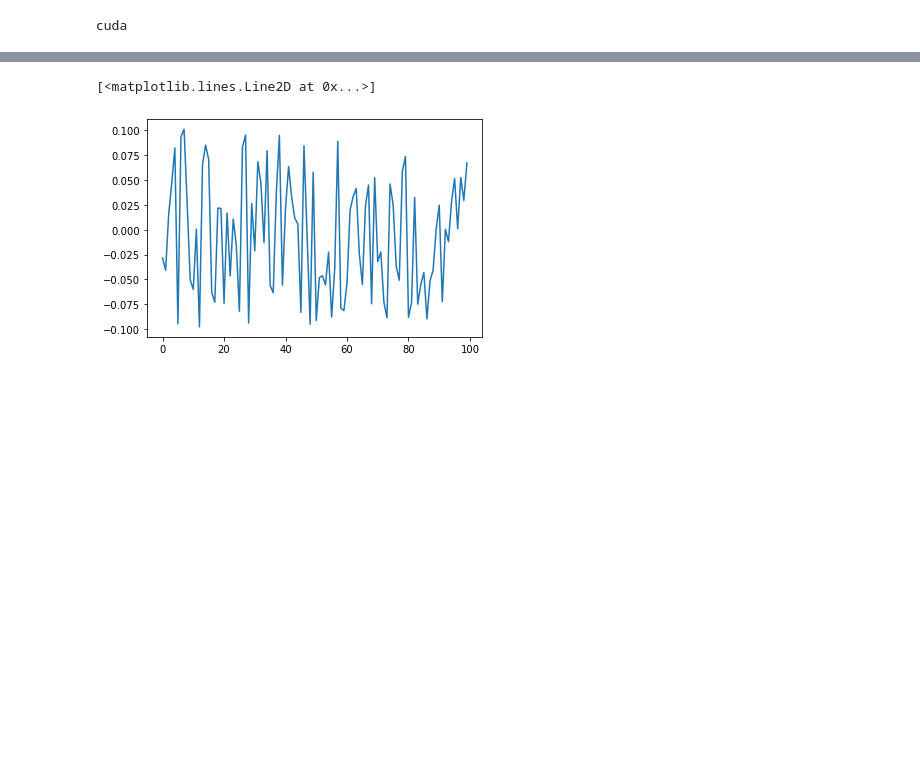
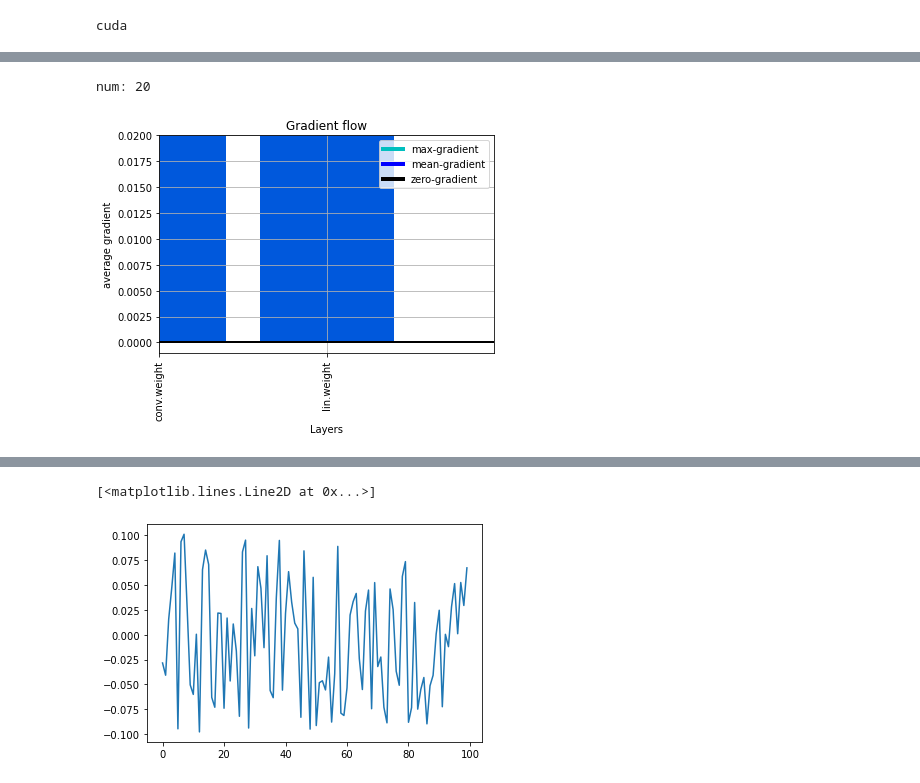
Before and after one commit to ZachFriedenberger/CLUB, a Jupyter notebook: Convol Mixtures.ipynb, the cells around one changed output, grey strips where cells are left out. Cells and saved outputs as stored; diff of their text form; code cells hidden in the pictures; blank space fills up the shorter version.

```diff
--- a/Convol Mixtures.ipynb
+++ b/Convol Mixtures.ipynb
@@ -268,0 +396,13 @@ plt.savefig('MI_versus_epochs_timedept_convolution.jpeg')
+# %%
+y = y.to(dev)
+num_mini_batches = 2000 #500
+M = 400
+lr=5e-5
+batch_size = 500 # equal to the length of the input
+num_epochs = 1000
+schedule = False
+
+mi_est_values, clarity_est, x_samples, y_samples, decoder = train_model_multi(data=y, lr=lr, batch_size=batch_size, num_epochs=num_epochs, num_mini_batches=num_mini_batches,M=M, schedule=schedule)
+# %% [output]
+num: 20
+[figure, added]
```
Also changed, not shown: parts of 21 cells of this notebook, 14 other files.
